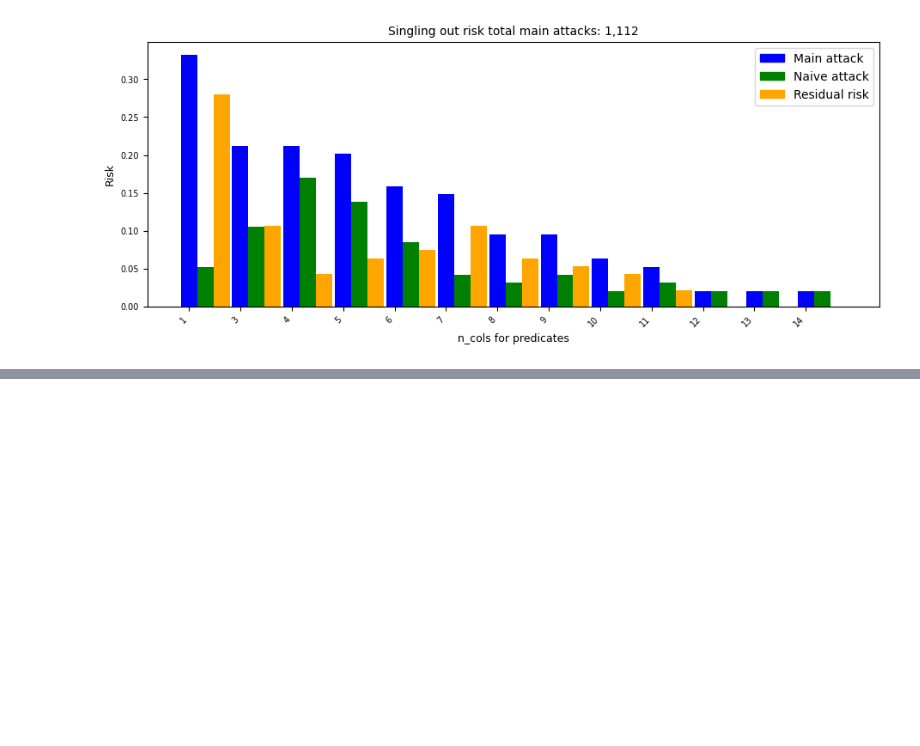
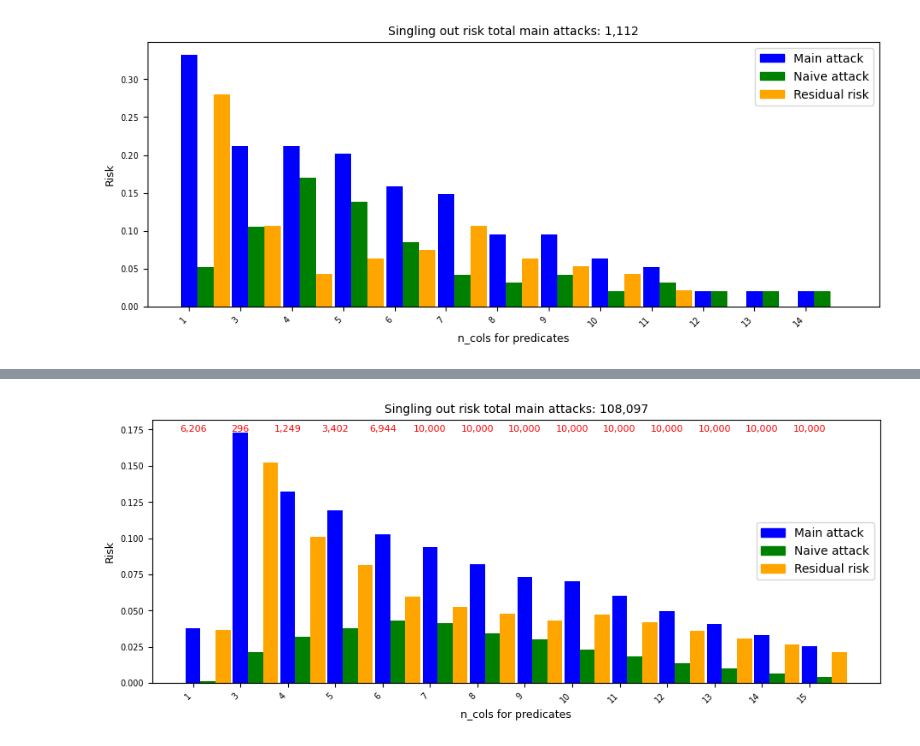
Before and after one commit to aidotse/LeakPro, a Jupyter notebook: examples/synthetic_data/singling_out_example.ipynb, the cells around one changed output, grey strips where cells are left out. Drawn from its saved outputs; the diff is of its cells as text; code cells hidden in the pictures; blank space fills up the shorter version.

```diff
--- a/examples/synthetic_data/singling_out_example.ipynb
+++ b/examples/synthetic_data/singling_out_example.ipynb
@@ -141,0 +169,5 @@ plot_singling_out(sin_out_res=sin_out_res, high_res_flag=False)
+# %%
+sin_out_res = load_singling_out_results(dataset="adults_10K_original")
+plot_singling_out(sin_out_res=sin_out_res, high_res_flag=False)
+# %% [output]
+[figure, added]
```
Also changed, not shown: parts of 5 cells of this notebook.
